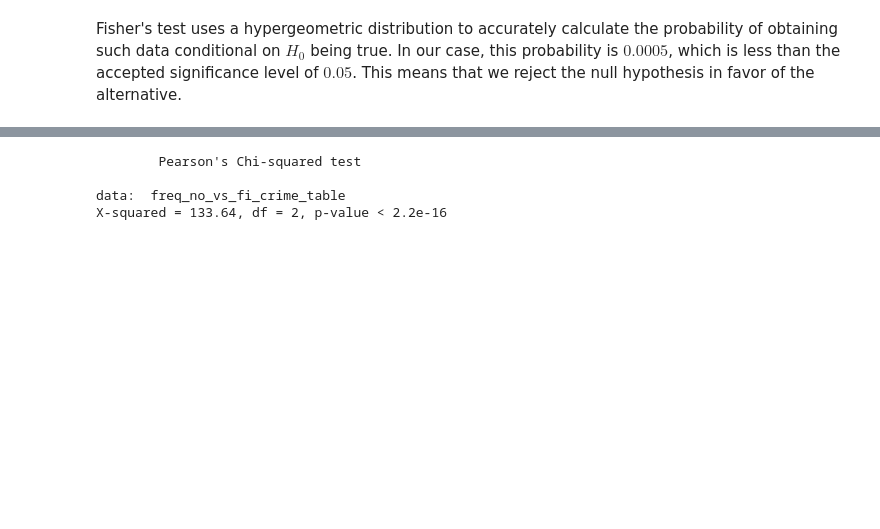
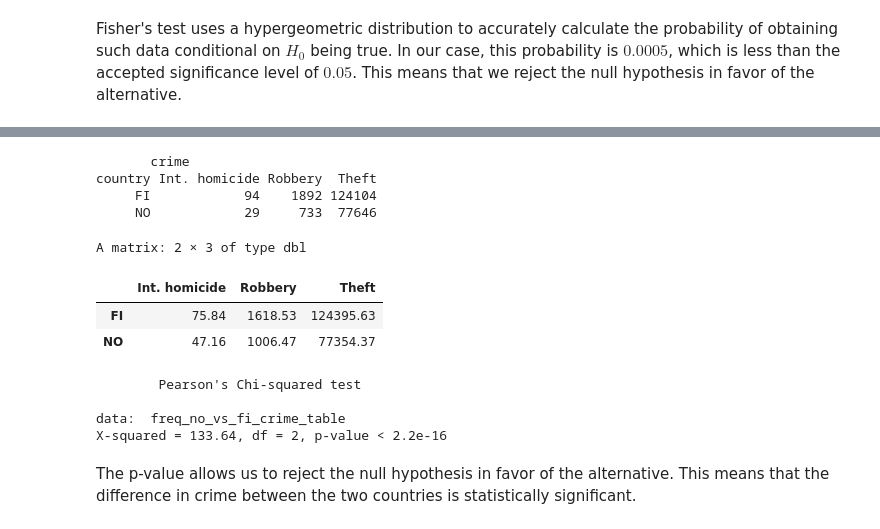
Before and after one commit to nickobard/eurostat-datasets-analysis, a Jupyter notebook: sem-1/semestral-work.ipynb, the cells around one changed output, grey strips where cells are left out. Cells and saved outputs as stored; diff of their text form; code cells hidden in the pictures; blank space fills up the shorter version.

Commit message:
Third test is done

```diff
--- a/sem-1/semestral-work.ipynb
+++ b/sem-1/semestral-work.ipynb
@@ -258,7 +268,24 @@ ggplot(as.data.frame(freq_no_vs_fi_crime_table), aes(x=country, y=Freq, fill=cri
+# %%
+freq_no_vs_fi_crime_table
+# %% [output]
+       crime
+country Int. homicide Robbery  Theft
+     FI            94    1892 124104
+     NO            29     733  77646
 # %%
-chisq.test(freq_no_vs_fi_crime_table)
+test_output <- chisq.test(freq_no_vs_fi_crime_table)
+round(test_output$expected, digits=2)
 # %% [output]
-        Pearson's Chi-squared test
-
-data:  freq_no_vs_fi_crime_table
-X-squared = 133.64, df = 2, p-value < 2.2e-16
+A matrix: 2 × 3 of type dbl
+|  | Int. homicide | Robbery | Theft |
+| FI | 75.84 | 1618.53 | 124395.63 |
+| NO | 47.16 | 1006.47 | 77354.37 |
+# %%
+test_output
+# %% [output]
+        Pearson's Chi-squared test
+
+data:  freq_no_vs_fi_crime_table
+X-squared = 133.64, df = 2, p-value < 2.2e-16
+# %% [markdown]
+The p-value allows us to reject the null hypothesis in favor of the alternative. This means that the difference in crime between the two countries is statistically significant.
```
Also changed, not shown: parts of 4 cells of this notebook.
